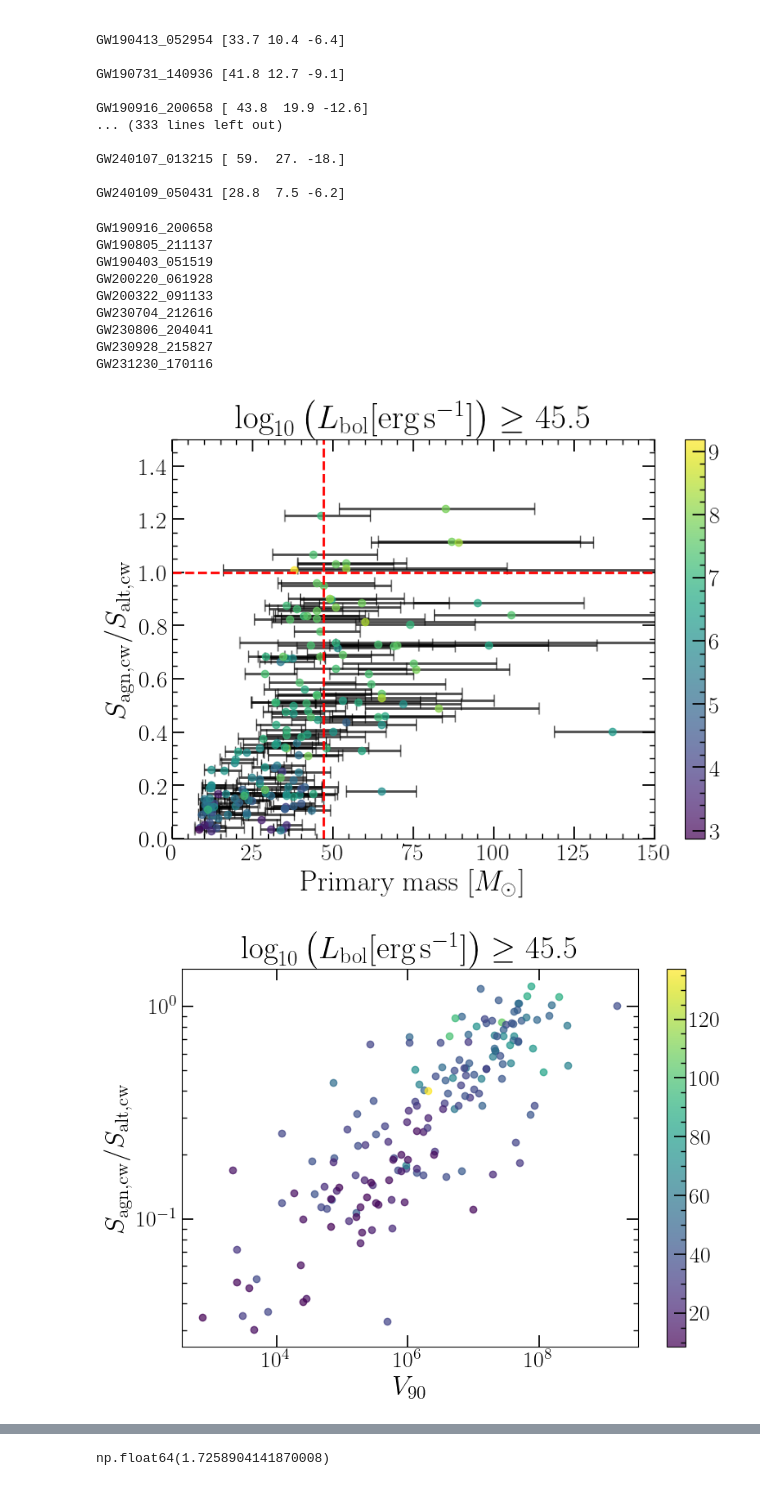
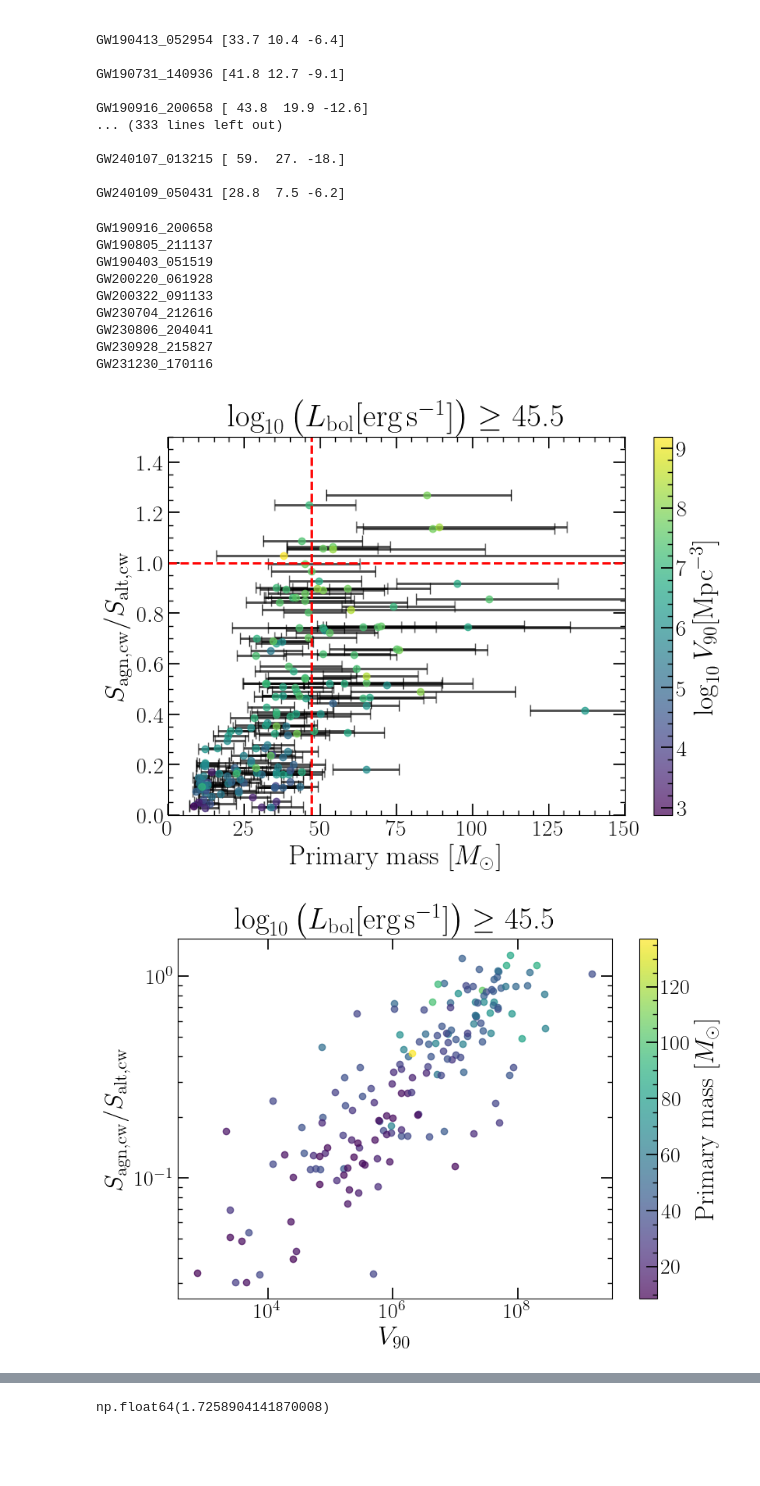
Before and after one commit to LucasPouw/darksirenpop, a Jupyter notebook: p26_posterior_analyzer.ipynb, the cells around one changed output, grey strips where cells are left out. Saved outputs shown, nothing was run; the diff lists cells and outputs as text; code cells hidden in the pictures; blank space fills up the shorter version.

```diff
--- a/p26_posterior_analyzer.ipynb
+++ b/p26_posterior_analyzer.ipynb
@@ -144,5 +144,5 @@ plt.show()
 # %%
-p26_posteriors, posteriors_shape = load_posteriors('/home/lucas/Documents/PhD/darksirenpop/p26_likelihood_posteriors_realdata_False_lumthresh_45.5_perfectz_False_galplanemask_True_addAGN_100000.npy')
+p26_posteriors, posteriors_shape = load_posteriors('/home/lucas/Documents/PhD/darksirenpop/p26_likelihood_posteriors_realdata_False_lumthresh_45.5_perfectz_False_galplanemask_True_addAGN_100_nrealizations_100_batch_100_skymapCL_0.999_agnZerror_0.05.npy')
 datasets_list = [p26_posteriors]
 # LABELS = [0]
 FAGN_TRUE = 0.5
@@ -329,7 +329,8 @@ for i, key in enumerate(s_agn_cw_dict.keys()):
                  alpha=0.7)
 plt.hlines(1, 0, 250, linestyles='dashed', color='red', linewidth=2)
 plt.vlines(47, 0, 1.5, linestyles='dashed', color='red', linewidth=2)
-plt.colorbar()
+clb = plt.colorbar()
+clb.set_label(r'$\log_{10} V_{90} [\mathrm{Mpc^ {-3}}]$')
 plt.xlim(0, 150)
 plt.ylim(0, 1.5)
 plt.xlabel(r'Primary mass [$M_{\odot}$]')
@@ -345,38 +346,40 @@ for i, key in enumerate(s_agn_cw_dict.keys()):
 plt.loglog()
 plt.xlabel(r'$V_{90}$')
 plt.ylabel(r'$S_{\rm agn, cw} / S_{\rm alt, cw}$')
-plt.colorbar()
+clb = plt.colorbar()
+clb.set_label(r'Primary mass [$M_{\odot}$]')
 plt.title(r'$\log_{10} \left( L_{\rm bol} [\mathrm{erg \, s^ {-1}}] \right) \geq$' + f' {thresh}')
 plt.show()
 
 plt.figure(figsize=(9,6))
 for i, key in enumerate(s_agn_cw_dict.keys()):
     if key == 'GW200105_162426':
         continue
     ratio = s_agn_cw_dict[key] / s_alt_cw_dict[key]
     if ratio > 1:
         marker = '*'
         s = 100
     else:
         marker = 'o'
         s = 50
     plt.scatter(mass_dict[key][0], v90_dict[key], c=ratio, alpha=0.7, vmin=ratiomin, vmax=ratiomax, marker=marker, s=s)
 plt.vlines(47, 1e2, 1e10, linestyles='dashed', color='red', linewidth=2)
 plt.semilogy()
 plt.ylabel(r'$V_{90}$')
 plt.xlabel(r'Primary mass [$M_{\odot}$]')
-plt.colorbar()
+clb = plt.colorbar()
+clb.set_label(r'$S_{\rm agn, cw} / S_{\rm alt, cw}$')
 plt.title(r'$\log_{10} \left( L_{\rm bol} [\mathrm{erg \, s^ {-1}}] \right) \geq$' + f' {thresh}')
 plt.show()
 # %% [output]
 GW190916_200658
 GW190805_211137
 GW190403_051519
 GW200220_061928
 GW200322_091133
 GW230704_212616
 GW230806_204041
 GW230928_215827
 GW231230_170116
-[figure, old version]
+[figure, new version]
-[figure, old version]
+[figure, new version]
```
Also changed, not shown: parts of 5 cells of this notebook, 11 other files.
